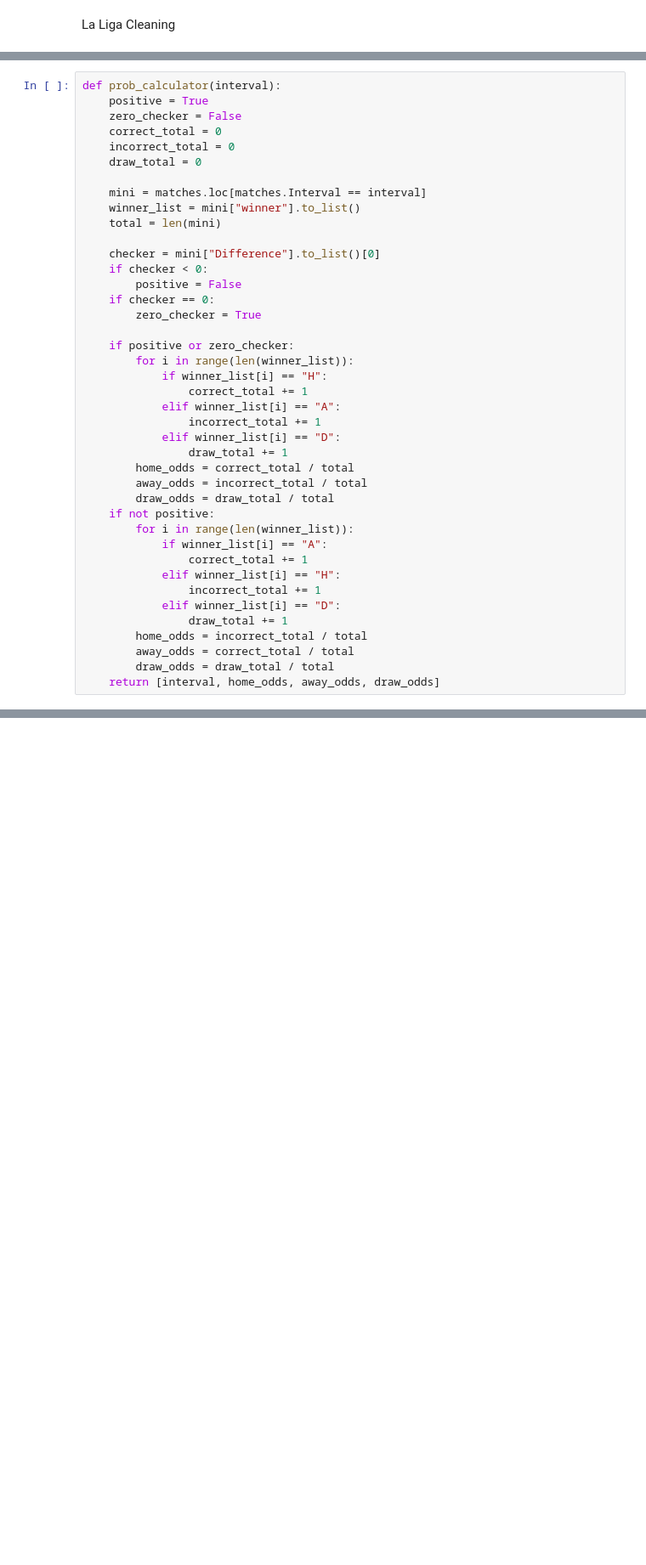
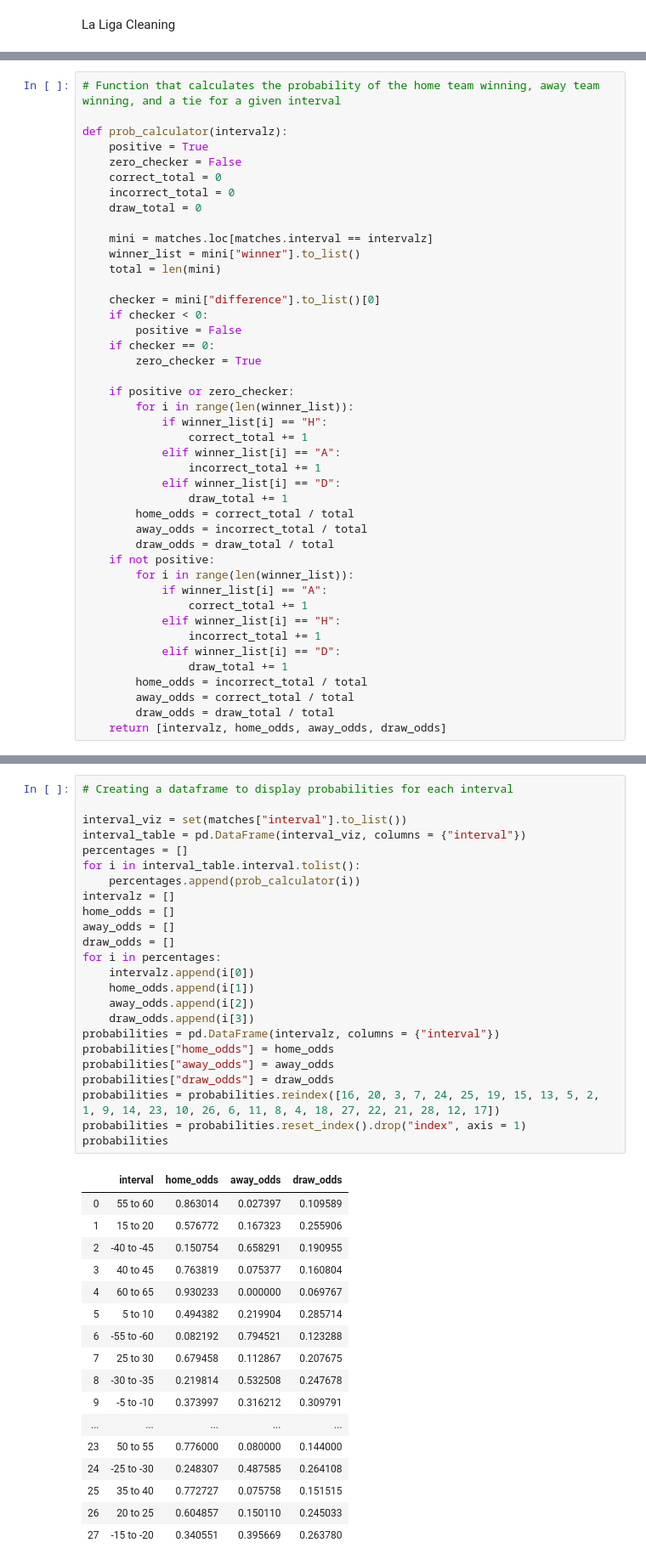
Before and after one commit to kooshaj/Fifa-Prediction-Analysis, a Jupyter notebook: FifaPredictionAnalysis.ipynb, the cells around one changed output, grey strips where cells are left out. Shown at 85% size. Cells and saved outputs as stored; diff of their text form; blank space fills up the shorter version.

```diff
--- a/FifaPredictionAnalysis.ipynb
+++ b/FifaPredictionAnalysis.ipynb
@@ -722,18 +798,20 @@ def interval_finder(row):
             interval = "65-"
     return interval
 # %%
-def prob_calculator(interval):
+# Function that calculates the probability of the home team winning, away team winning, and a tie for a given interval
+
+def prob_calculator(intervalz):
     positive = True
     zero_checker = False
     correct_total = 0
     incorrect_total = 0
     draw_total = 0
 
-    mini = matches.loc[matches.Interval == interval]
+    mini = matches.loc[matches.interval == intervalz]
     winner_list = mini["winner"].to_list()
     total = len(mini)
 
-    checker = mini["Difference"].to_list()[0]
+    checker = mini["difference"].to_list()[0]
     if checker < 0:
         positive = False
     if checker == 0:
@@ -761,5 +839,5 @@ def prob_calculator(interval):
         home_odds = incorrect_total / total
         away_odds = correct_total / total
         draw_odds = draw_total / total
-    return [interval, home_odds, away_odds, draw_odds]
+    return [intervalz, home_odds, away_odds, draw_odds]
 # %%
@@ -820,0 +867,42 @@ matches
+# %%
+# Creating a dataframe to display probabilities for each interval
+
+interval_viz = set(matches["interval"].to_list())
+interval_table = pd.DataFrame(interval_viz, columns = {"interval"})
+percentages = []
+for i in interval_table.interval.tolist():
+    percentages.append(prob_calculator(i))
+intervalz = []
+home_odds = []
+away_odds = []
+draw_odds = []
+for i in percentages:
+    intervalz.append(i[0])
+    home_odds.append(i[1])
+    away_odds.append(i[2])
+    draw_odds.append(i[3])
+probabilities = pd.DataFrame(intervalz, columns = {"interval"})
+probabilities["home_odds"] = home_odds
+probabilities["away_odds"] = away_odds
+probabilities["draw_odds"] = draw_odds
+probabilities = probabilities.reindex([16, 20, 3, 7, 24, 25, 19, 15, 13, 5, 2, 1, 9, 14, 23, 10, 26, 6, 11, 8, 4, 18, 27, 22, 21, 28, 12, 17])
+probabilities = probabilities.reset_index().drop("index", axis = 1)
+probabilities
+# %% [output]
+|  | interval | home_odds | away_odds | draw_odds |
+| 0 | 55 to 60 | 0.863014 | 0.027397 | 0.109589 |
+| 1 | 15 to 20 | 0.576772 | 0.167323 | 0.255906 |
+| 2 | -40 to -45 | 0.150754 | 0.658291 | 0.190955 |
+| 3 | 40 to 45 | 0.763819 | 0.075377 | 0.160804 |
+| 4 | 60 to 65 | 0.930233 | 0.000000 | 0.069767 |
+| 5 | 5 to 10 | 0.494382 | 0.219904 | 0.285714 |
+| 6 | -55 to -60 | 0.082192 | 0.794521 | 0.123288 |
+| 7 | 25 to 30 | 0.679458 | 0.112867 | 0.207675 |
+| 8 | -30 to -35 | 0.219814 | 0.532508 | 0.247678 |
+| 9 | -5 to -10 | 0.373997 | 0.316212 | 0.309791 |
+| ... | ... | ... | ... | ... |
+| 23 | 50 to 55 | 0.776000 | 0.080000 | 0.144000 |
+| 24 | -25 to -30 | 0.248307 | 0.487585 | 0.264108 |
+| 25 | 35 to 40 | 0.772727 | 0.075758 | 0.151515 |
+| 26 | 20 to 25 | 0.604857 | 0.150110 | 0.245033 |
+| 27 | -15 to -20 | 0.340551 | 0.395669 | 0.263780 |
```
Also changed, not shown: parts of 37 cells of this notebook.
